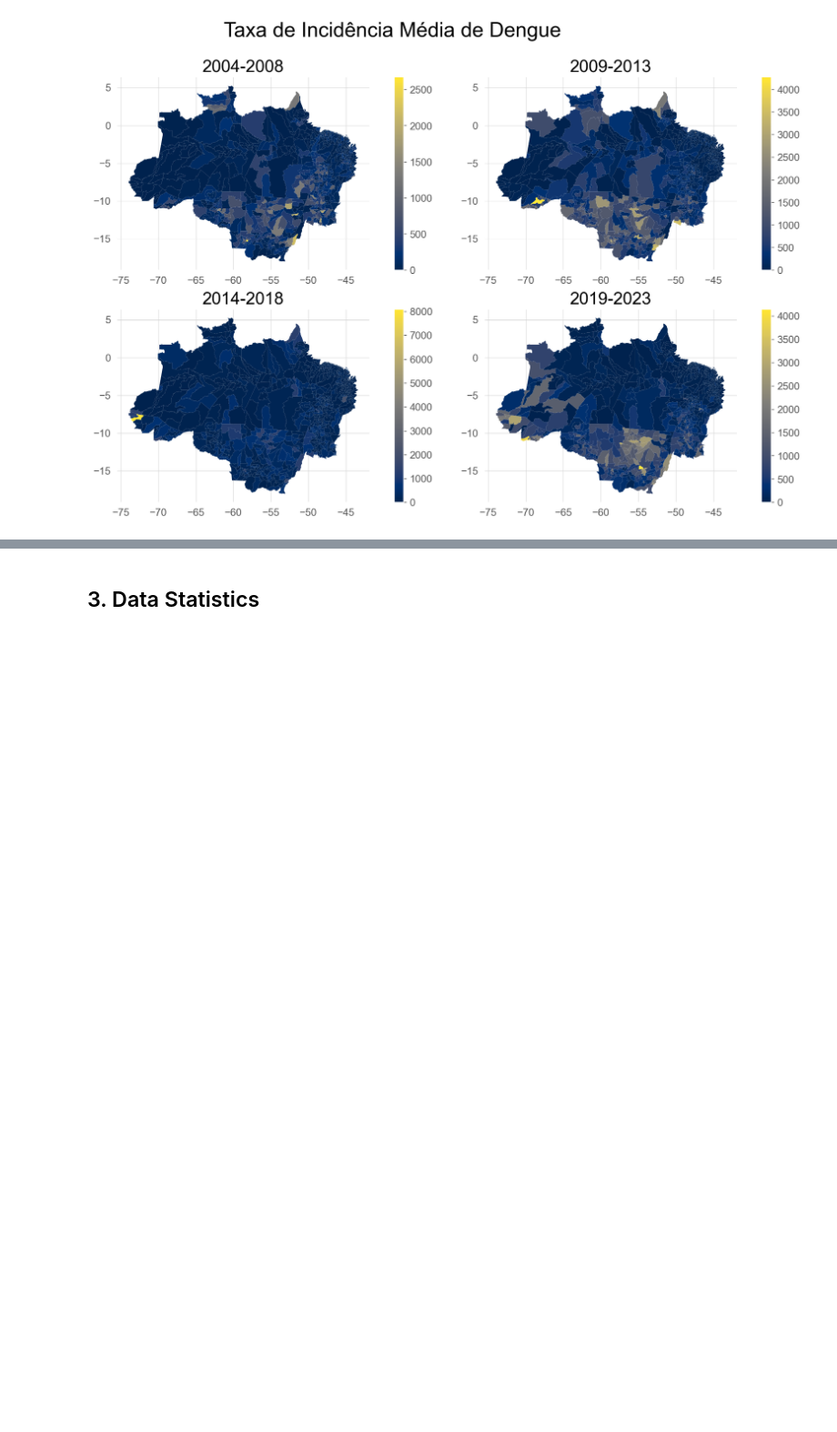
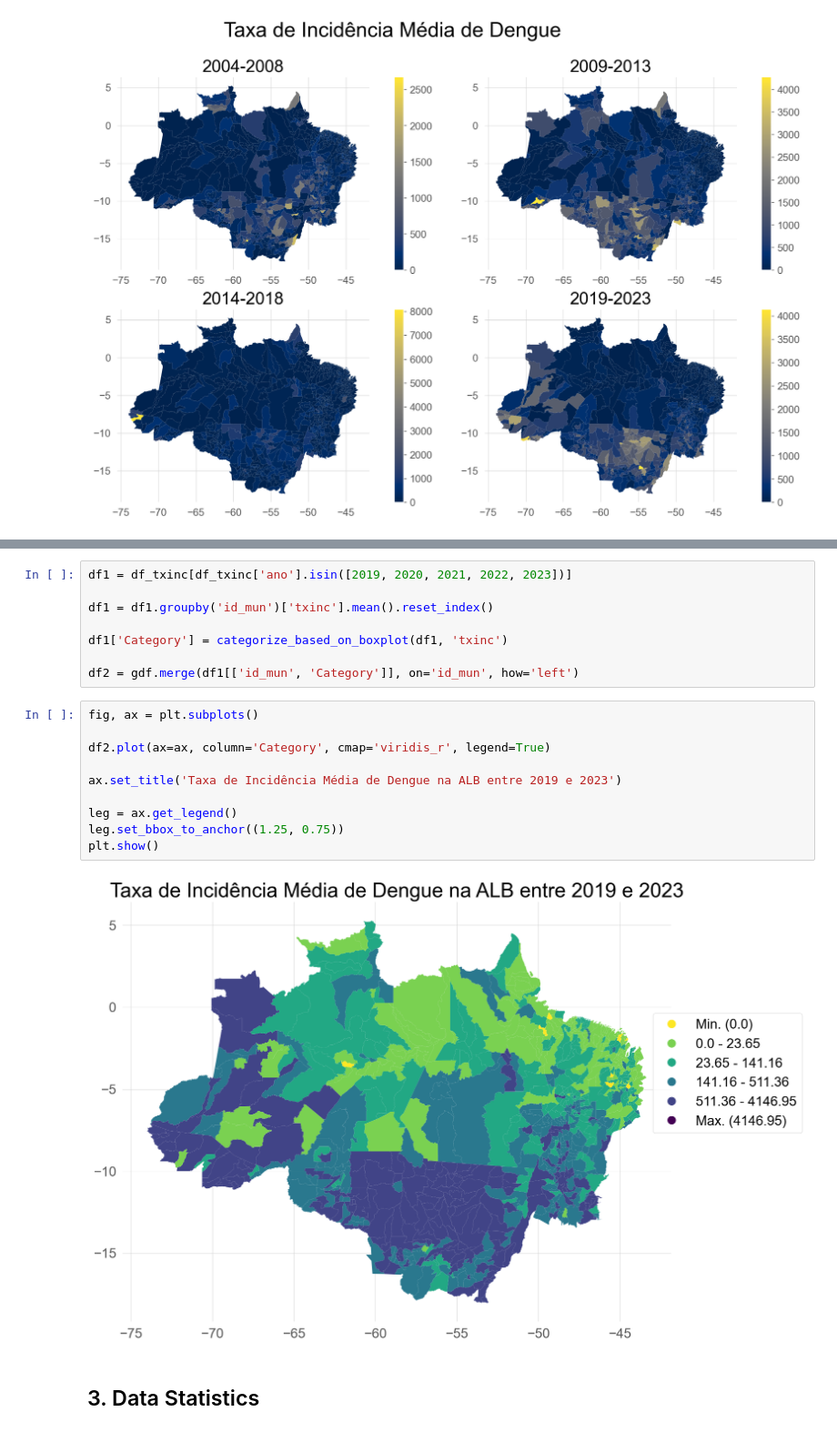
Before and after one commit to caiocasagrande/dengue_analysis, a Jupyter notebook: notebooks/dengue_analysis_MU_BR.ipynb, the cells around one changed output, grey strips where cells are left out. Shown at 91% size. Drawn from its saved outputs; the diff is of its cells as text; blank space fills up the shorter version.

```diff
--- a/notebooks/dengue_analysis_MU_BR.ipynb
+++ b/notebooks/dengue_analysis_MU_BR.ipynb
@@ -216,2 +327,22 @@ plot_taxa_incidencia_media(
+# %%
+df1 = df_txinc[df_txinc['ano'].isin([2019, 2020, 2021, 2022, 2023])]
+
+df1 = df1.groupby('id_mun')['txinc'].mean().reset_index()
+
+df1['Category'] = categorize_based_on_boxplot(df1, 'txinc')
+
+df2 = gdf.merge(df1[['id_mun', 'Category']], on='id_mun', how='left')
+# %%
+fig, ax = plt.subplots()
+
+df2.plot(ax=ax, column='Category', cmap='viridis_r', legend=True)
+
+ax.set_title('Taxa de Incidência Média de Dengue na ALB entre 2019 e 2023')
+
+leg = ax.get_legend()
+leg.set_bbox_to_anchor((1.25, 0.75))
+plt.show()
+# %% [output]
+[figure, added]
 # %% [markdown]
 ## 3. Data Statistics
```
Also changed, not shown: parts of 7 cells of this notebook.
